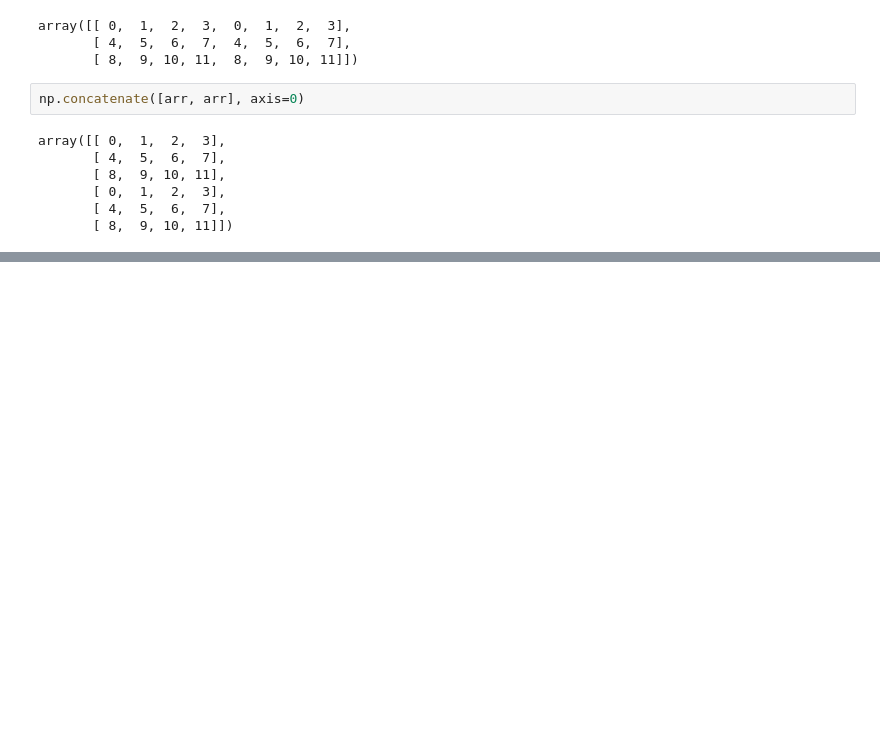
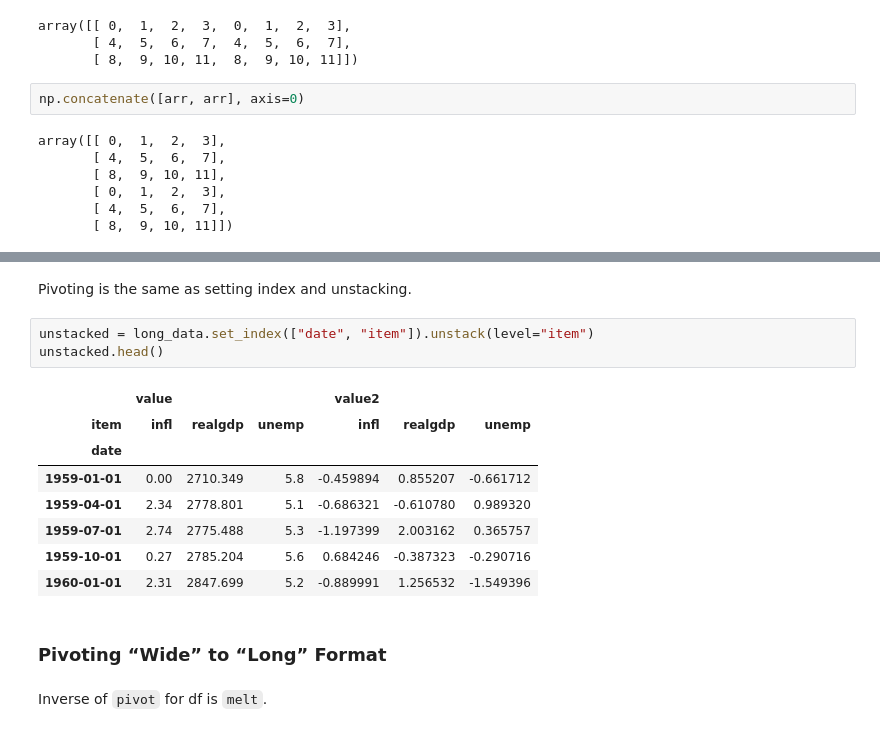
Before and after one commit to galopyz/goldfish, a Jupyter notebook: python_for_data_analysis/04_data_wrangling.ipynb, the cells around one changed output, grey strips where cells are left out. Drawn from its saved outputs; the diff is of its cells as text; blank space fills up the shorter version.

```diff
--- a/python_for_data_analysis/04_data_wrangling.ipynb
+++ b/python_for_data_analysis/04_data_wrangling.ipynb
@@ -577,0 +1060,18 @@ array([[ 0,  1,  2,  3],
+# %% [markdown]
+Pivoting is the same as setting index and unstacking.
+# %%
+unstacked = long_data.set_index(["date", "item"]).unstack(level="item")
+unstacked.head()
+# %% [output]
+|  | value |  |  | value2 |  |  |
+| item | infl | realgdp | unemp | infl | realgdp | unemp |
+| date |  |  |  |  |  |  |
+| 1959-01-01 | 0.00 | 2710.349 | 5.8 | -0.459894 | 0.855207 | -0.661712 |
+| 1959-04-01 | 2.34 | 2778.801 | 5.1 | -0.686321 | -0.610780 | 0.989320 |
+| 1959-07-01 | 2.74 | 2775.488 | 5.3 | -1.197399 | 2.003162 | 0.365757 |
+| 1959-10-01 | 0.27 | 2785.204 | 5.6 | 0.684246 | -0.387323 | -0.290716 |
+| 1960-01-01 | 2.31 | 2847.699 | 5.2 | -0.889991 | 1.256532 | -1.549396 |
+# %% [markdown]
+### Pivoting “Wide” to “Long” Format
+# %% [markdown]
+Inverse of `pivot` for df is `melt`.
```
Also changed, not shown: parts of 91 cells of this notebook, 1 other file.
